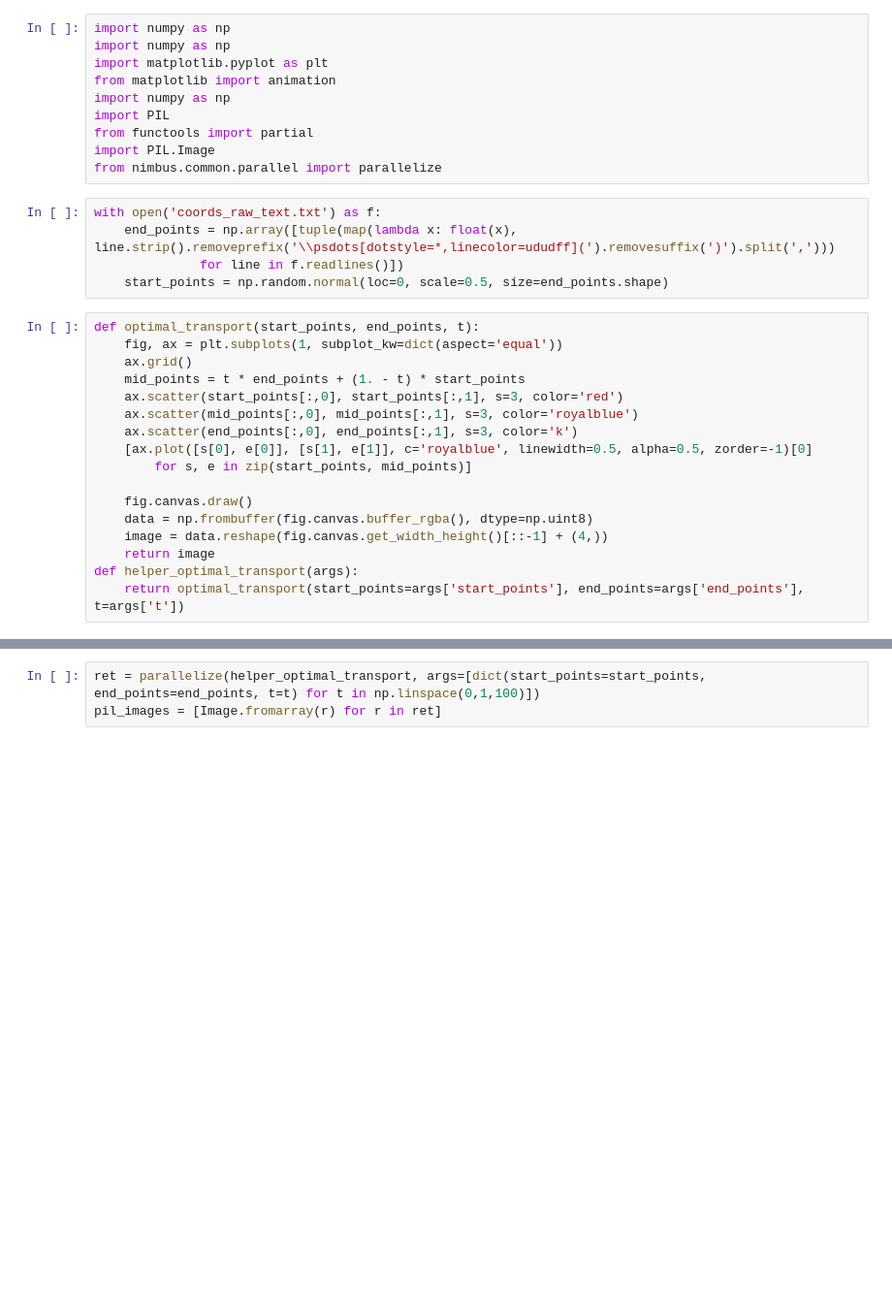
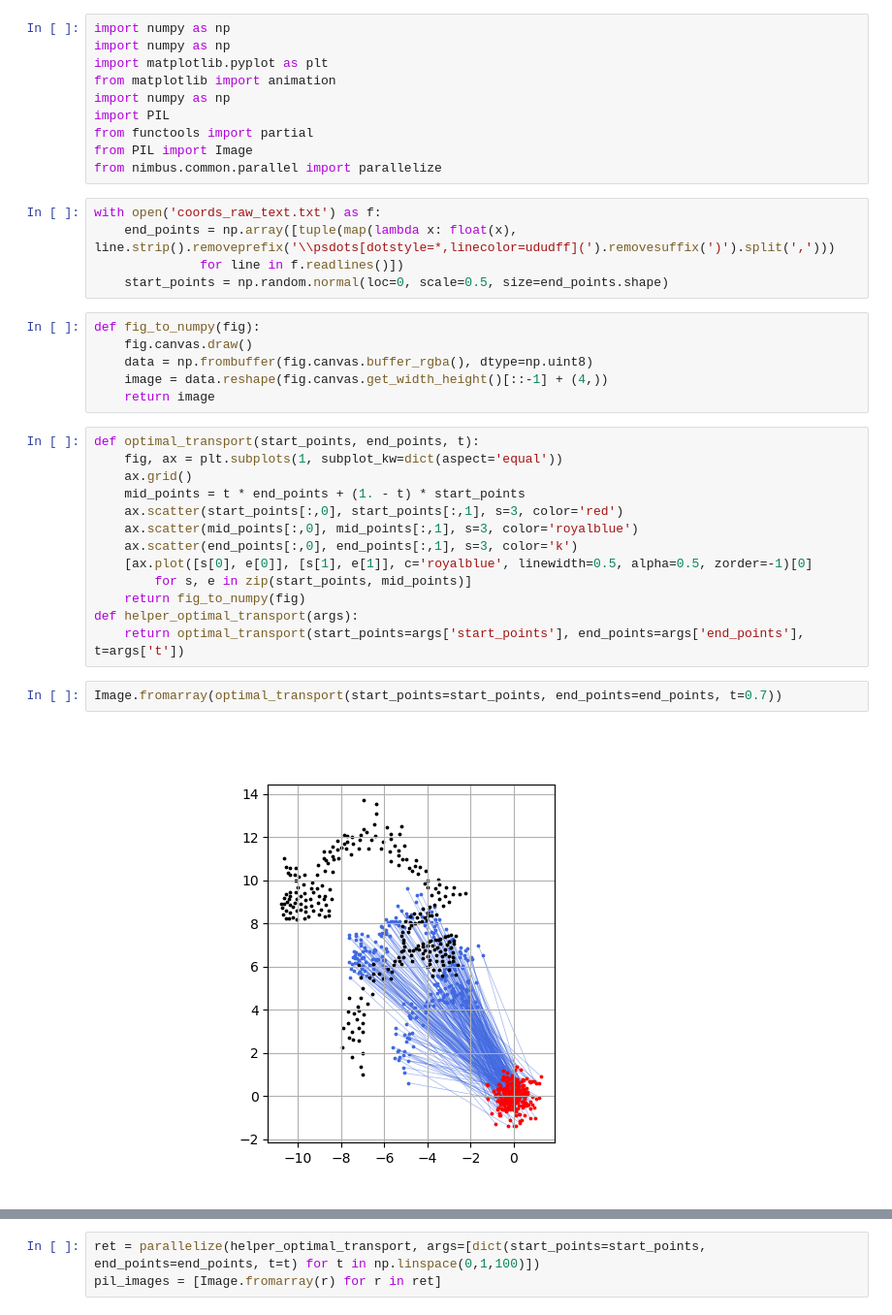
Before and after one commit to yusukemh/PaperImplementations, a Jupyter notebook: Lipman2023FlowMatching/FlowMatching.ipynb, the cells around one changed output, grey strips where cells are left out. Shown at 97% size. Drawn from its saved outputs; the diff is of its cells as text; blank space fills up the shorter version.

```diff
--- a/Lipman2023FlowMatching/FlowMatching.ipynb
+++ b/Lipman2023FlowMatching/FlowMatching.ipynb
@@ -6,13 +6,19 @@ from matplotlib import animation
 import numpy as np
 import PIL
 from functools import partial
-import PIL.Image
+from PIL import Image
 from nimbus.common.parallel import parallelize
 # %%
 with open('coords_raw_text.txt') as f:
     end_points = np.array([tuple(map(lambda x: float(x), line.strip().removeprefix('\\psdots[dotstyle=*,linecolor=ududff](').removesuffix(')').split(',')))
               for line in f.readlines()])
     start_points = np.random.normal(loc=0, scale=0.5, size=end_points.shape)
+# %%
+def fig_to_numpy(fig):
+    fig.canvas.draw()
+    data = np.frombuffer(fig.canvas.buffer_rgba(), dtype=np.uint8)
+    image = data.reshape(fig.canvas.get_width_height()[::-1] + (4,))
+    return image
 # %%
 def optimal_transport(start_points, end_points, t):
     fig, ax = plt.subplots(1, subplot_kw=dict(aspect='equal'))
@@ -23,10 +29,10 @@ def optimal_transport(start_points, end_points, t):
     ax.scatter(end_points[:,0], end_points[:,1], s=3, color='k')
     [ax.plot([s[0], e[0]], [s[1], e[1]], c='royalblue', linewidth=0.5, alpha=0.5, zorder=-1)[0]
         for s, e in zip(start_points, mid_points)]
-
-    fig.canvas.draw()
-    data = np.frombuffer(fig.canvas.buffer_rgba(), dtype=np.uint8)
-    image = data.reshape(fig.canvas.get_width_height()[::-1] + (4,))
-    return image
+    return fig_to_numpy(fig)
 def helper_optimal_transport(args):
     return optimal_transport(start_points=args['start_points'], end_points=args['end_points'], t=args['t'])
+# %%
+Image.fromarray(optimal_transport(start_points=start_points, end_points=end_points, t=0.7))
+# %% [output]
+[figure, added]
```
Also changed, not shown: parts of 12 cells of this notebook, 5 other files.
